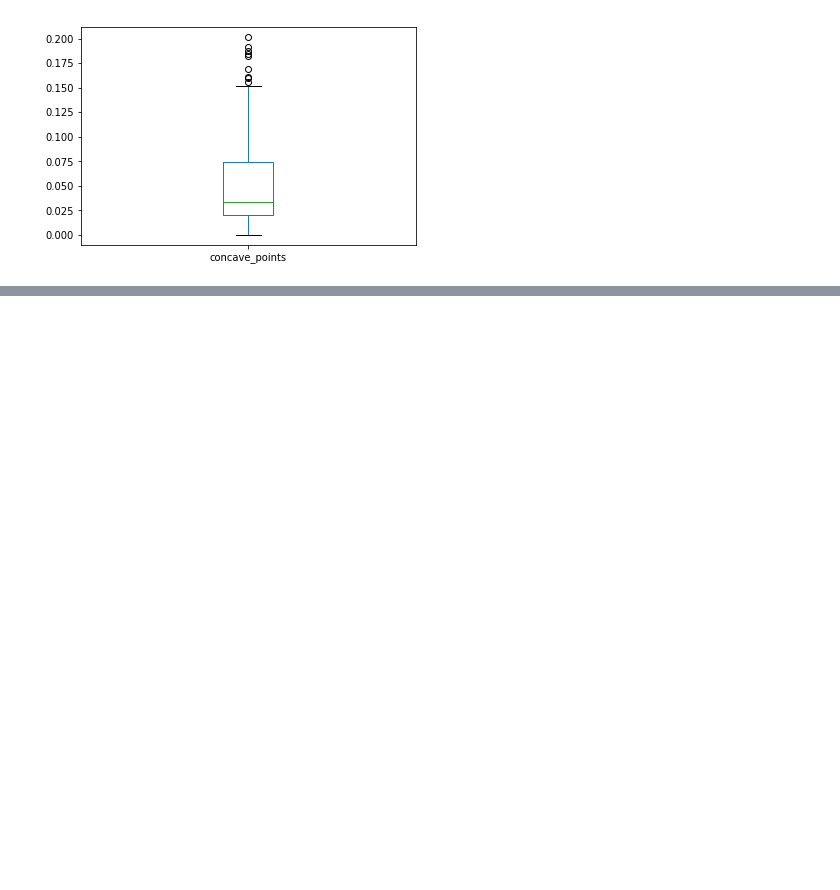
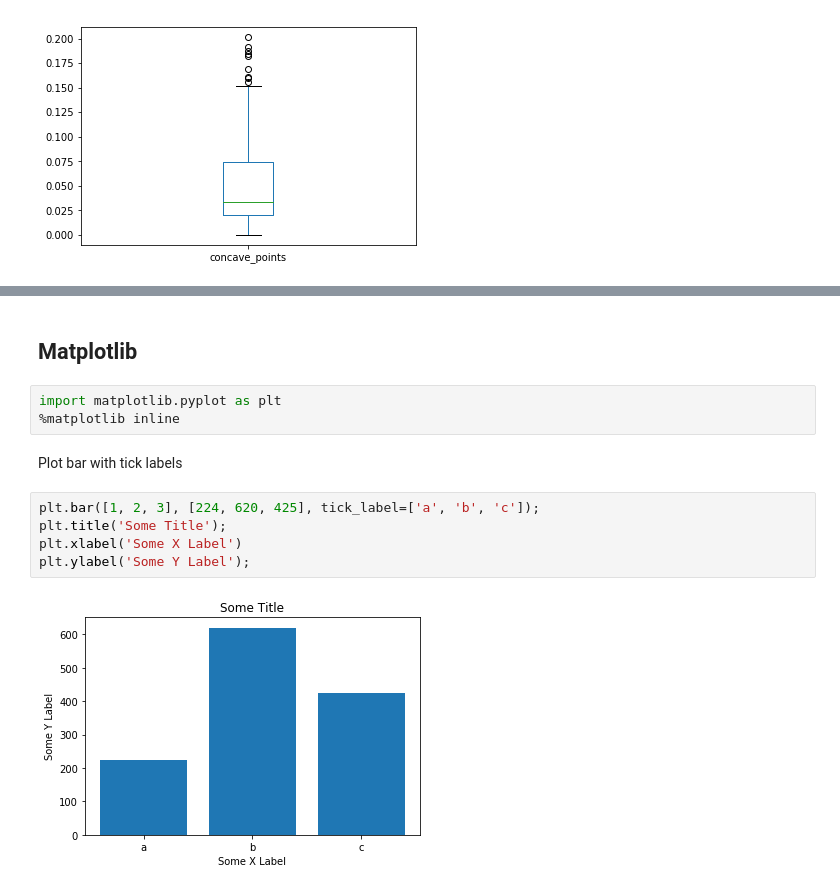
Before and after one commit to AnaMakarevich/DAND, a Jupyter notebook: DANDToolsCheatsheet.ipynb, the cells around one changed output, grey strips where cells are left out. Saved outputs shown, nothing was run; the diff lists cells and outputs as text; blank space fills up the shorter version.

```diff
--- a/DANDToolsCheatsheet.ipynb
+++ b/DANDToolsCheatsheet.ipynb
@@ -215,0 +345,14 @@ df['concave_points'].plot(kind='box');
+# %% [markdown]
+## Matplotlib
+# %%
+import matplotlib.pyplot as plt
+%matplotlib inline
+# %% [markdown]
+Plot bar with tick labels
+# %%
+plt.bar([1, 2, 3], [224, 620, 425], tick_label=['a', 'b', 'c']);
+plt.title('Some Title');
+plt.xlabel('Some X Label')
+plt.ylabel('Some Y Label');
+# %% [output]
+[figure, added]
```
Also changed, not shown: parts of 42 cells of this notebook, 1 other file.
